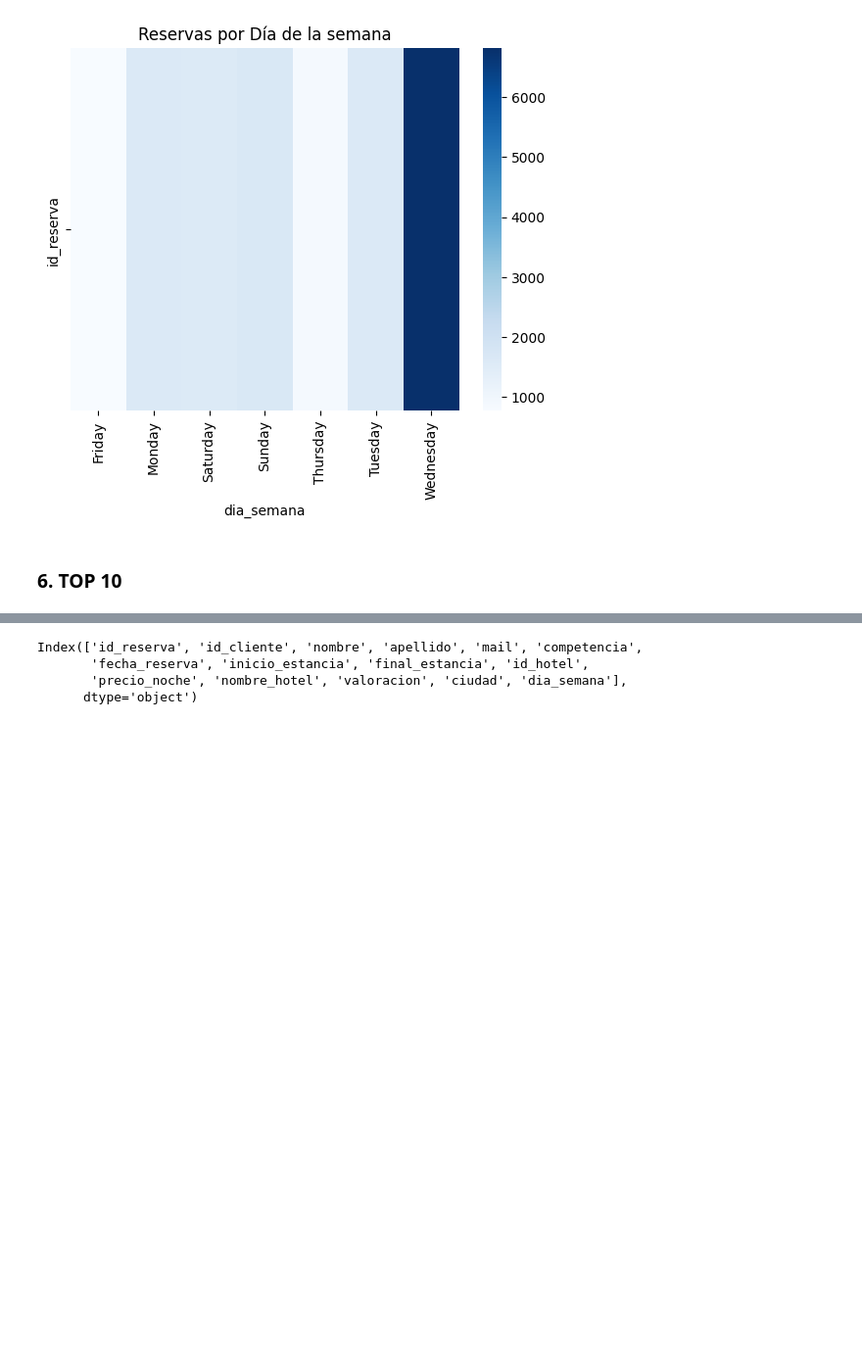
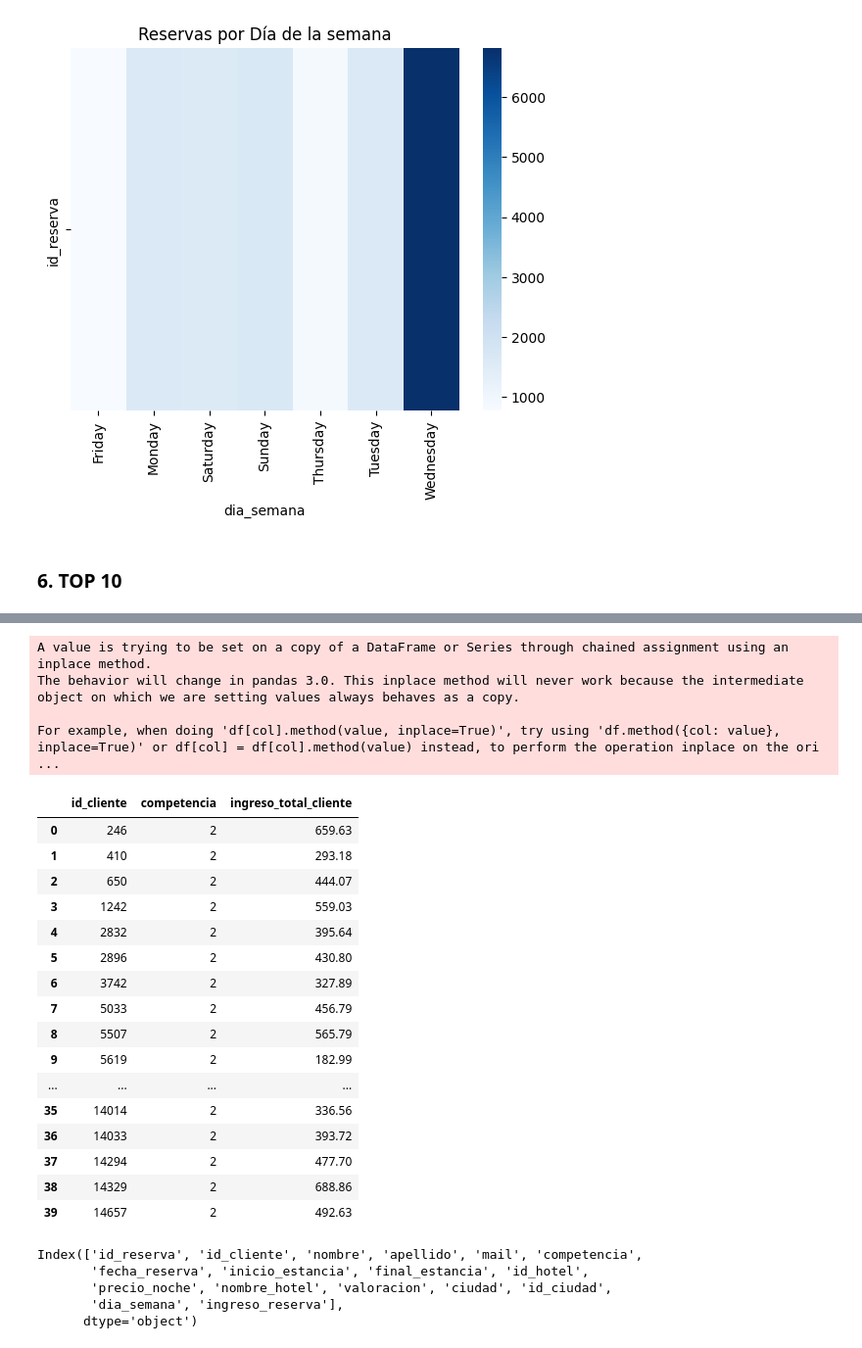
Before and after one commit to Vic4s/ETL_Hoteles, a Jupyter notebook: notebooks_final/graficos_final.ipynb, the cells around one changed output, grey strips where cells are left out. Shown at 98% size. Saved outputs shown, nothing was run; the diff lists cells and outputs as text; code cells hidden in the pictures; blank space fills up the shorter version.

```diff
--- a/notebooks_final/graficos_final.ipynb
+++ b/notebooks_final/graficos_final.ipynb
@@ -254,2 +301,11 @@ plt.show()
 # %%
-df_final.drop(columns="ingreso_reserva", inplace=True)
+# df_final.drop(columns="ingreso_reserva", inplace=True)
+# %%
+# Contar cuántas reservas tiene cada cliente en hoteles propios y de la competencia
+clientes_reservas = df_final.groupby(["id_cliente"])["competencia"].nunique().reset_index()
+
+# Filtrar clientes que han reservado en ambos tipos de hoteles
+clientes_ambos = clientes_reservas[clientes_reservas["competencia"] > 1]
+
+# Mostrar resultado
+print(f"Cantidad de clientes que han reservado en ambos tipos de hoteles: {clientes_ambos.shape[0]}")
@@ -255,0 +314,7 @@ df_final.drop(columns="ingreso_reserva", inplace=True)
+# %%
+ingresos_por_cliente = df_final.groupby("id_cliente")["ingreso_reserva"].sum().reset_index()
+
+# Renombrar la columna para mayor claridad
+ingresos_por_cliente.rename(columns={"ingreso_reserva": "ingreso_total_cliente"}, inplace=True)
+
+ingresos_por_cliente
@@ -255,0 +335,28 @@ df_final.drop(columns="ingreso_reserva", inplace=True)
+# %%
+# Unir los ingresos de cada cliente al DataFrame clientes_ambos
+clientes_ambos = clientes_ambos.merge(ingresos_por_cliente, on="id_cliente", how="left")
+
+# Mostrar los primeros resultados
+clientes_ambos
+# %% [output]
+A value is trying to be set on a copy of a DataFrame or Series through chained assignment using an inplace method.
+The behavior will change in pandas 3.0. This inplace method will never work because the intermediate object on which we are setting values always behaves as a copy.
+
+For example, when doing 'df[col].method(value, inplace=True)', try using 'df.method({col: value}, inplace=True)' or df[col] = df[col].method(value) instead, to perform the operation inplace on the ori ...
+|  | id_cliente | competencia | ingreso_total_cliente |
+| 0 | 246 | 2 | 659.63 |
+| 1 | 410 | 2 | 293.18 |
+| 2 | 650 | 2 | 444.07 |
+| 3 | 1242 | 2 | 559.03 |
+| 4 | 2832 | 2 | 395.64 |
+| 5 | 2896 | 2 | 430.80 |
+| 6 | 3742 | 2 | 327.89 |
+| 7 | 5033 | 2 | 456.79 |
+| 8 | 5507 | 2 | 565.79 |
+| 9 | 5619 | 2 | 182.99 |
+| ... | ... | ... | ... |
+| 35 | 14014 | 2 | 336.56 |
+| 36 | 14033 | 2 | 393.72 |
+| 37 | 14294 | 2 | 477.70 |
+| 38 | 14329 | 2 | 688.86 |
+| 39 | 14657 | 2 | 492.63 |
@@ -258,5 +376,6 @@ df_final.columns
 # %% [output]
 Index(['id_reserva', 'id_cliente', 'nombre', 'apellido', 'mail', 'competencia',
        'fecha_reserva', 'inicio_estancia', 'final_estancia', 'id_hotel',
-       'precio_noche', 'nombre_hotel', 'valoracion', 'ciudad', 'dia_semana'],
+       'precio_noche', 'nombre_hotel', 'valoracion', 'ciudad', 'id_ciudad',
+       'dia_semana', 'ingreso_reserva'],
       dtype='object')
```
Also changed, not shown: parts of 22 cells of this notebook, 2 other files.
